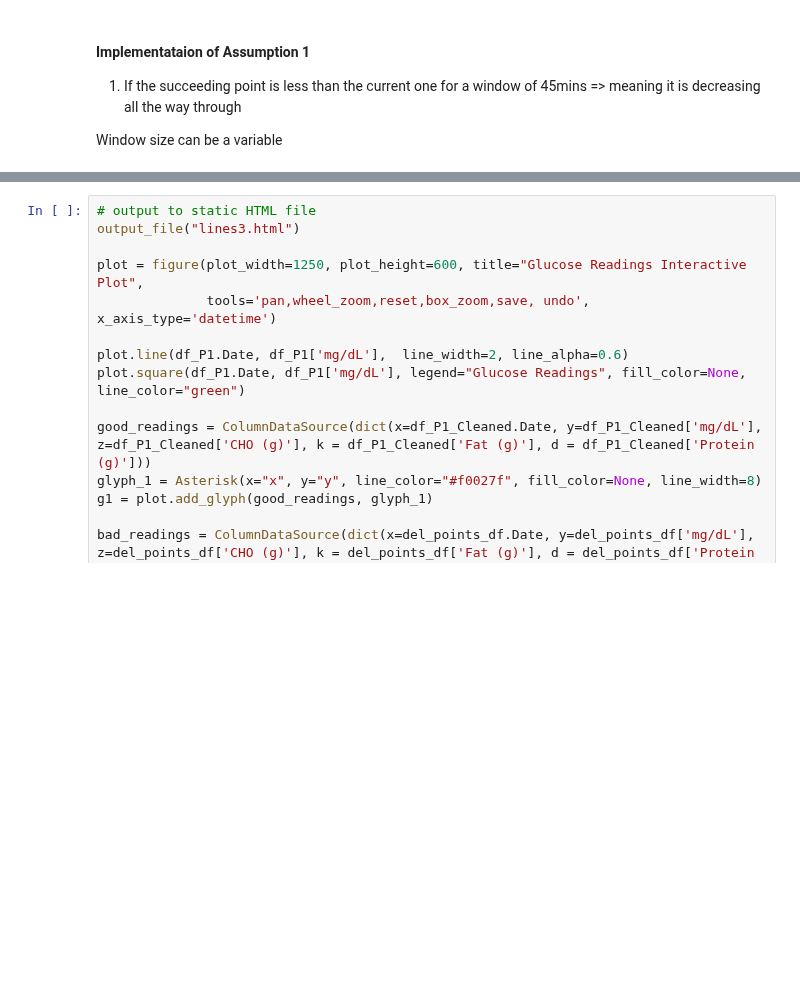
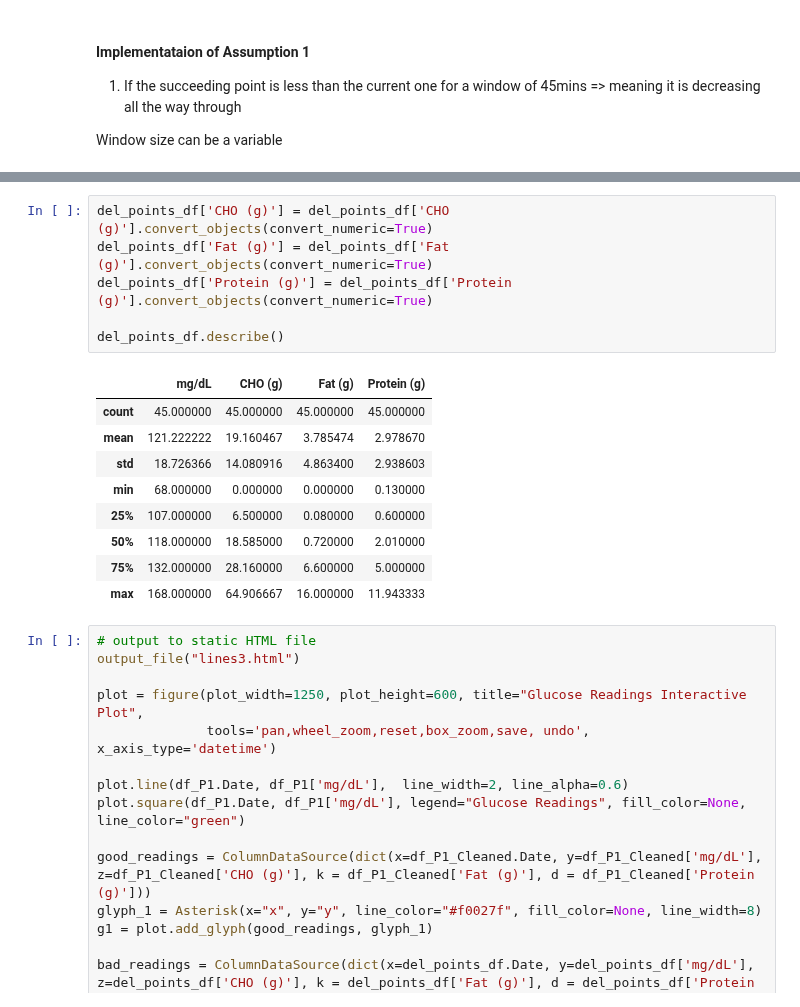
Before and after one commit to SalChem/Diabetic-Project, a Jupyter notebook: Smoothing and Filtering.ipynb, the cells around one changed output, grey strips where cells are left out. Drawn from its saved outputs; the diff is of its cells as text; blank space fills up the shorter version.

```diff
--- a/Smoothing and Filtering.ipynb
+++ b/Smoothing and Filtering.ipynb
@@ -432,3 +410,19 @@ IndexError: index 0 is out of bounds for axis 0 with size 0
+# %%
+del_points_df['CHO (g)'] = del_points_df['CHO (g)'].convert_objects(convert_numeric=True)
+del_points_df['Fat (g)'] = del_points_df['Fat (g)'].convert_objects(convert_numeric=True)
+del_points_df['Protein (g)'] = del_points_df['Protein (g)'].convert_objects(convert_numeric=True)
+
+del_points_df.describe()
+# %% [output]
+|  | mg/dL | CHO (g) | Fat (g) | Protein (g) |
+| count | 45.000000 | 45.000000 | 45.000000 | 45.000000 |
+| mean | 121.222222 | 19.160467 | 3.785474 | 2.978670 |
+| std | 18.726366 | 14.080916 | 4.863400 | 2.938603 |
+| min | 68.000000 | 0.000000 | 0.000000 | 0.130000 |
+| 25% | 107.000000 | 6.500000 | 0.080000 | 0.600000 |
+| 50% | 118.000000 | 18.585000 | 0.720000 | 2.010000 |
+| 75% | 132.000000 | 28.160000 | 6.600000 | 5.000000 |
+| max | 168.000000 | 64.906667 | 16.000000 | 11.943333 |
 # %%
 # output to static HTML file
 output_file("lines3.html")
```
Also changed, not shown: parts of 7 cells of this notebook.
